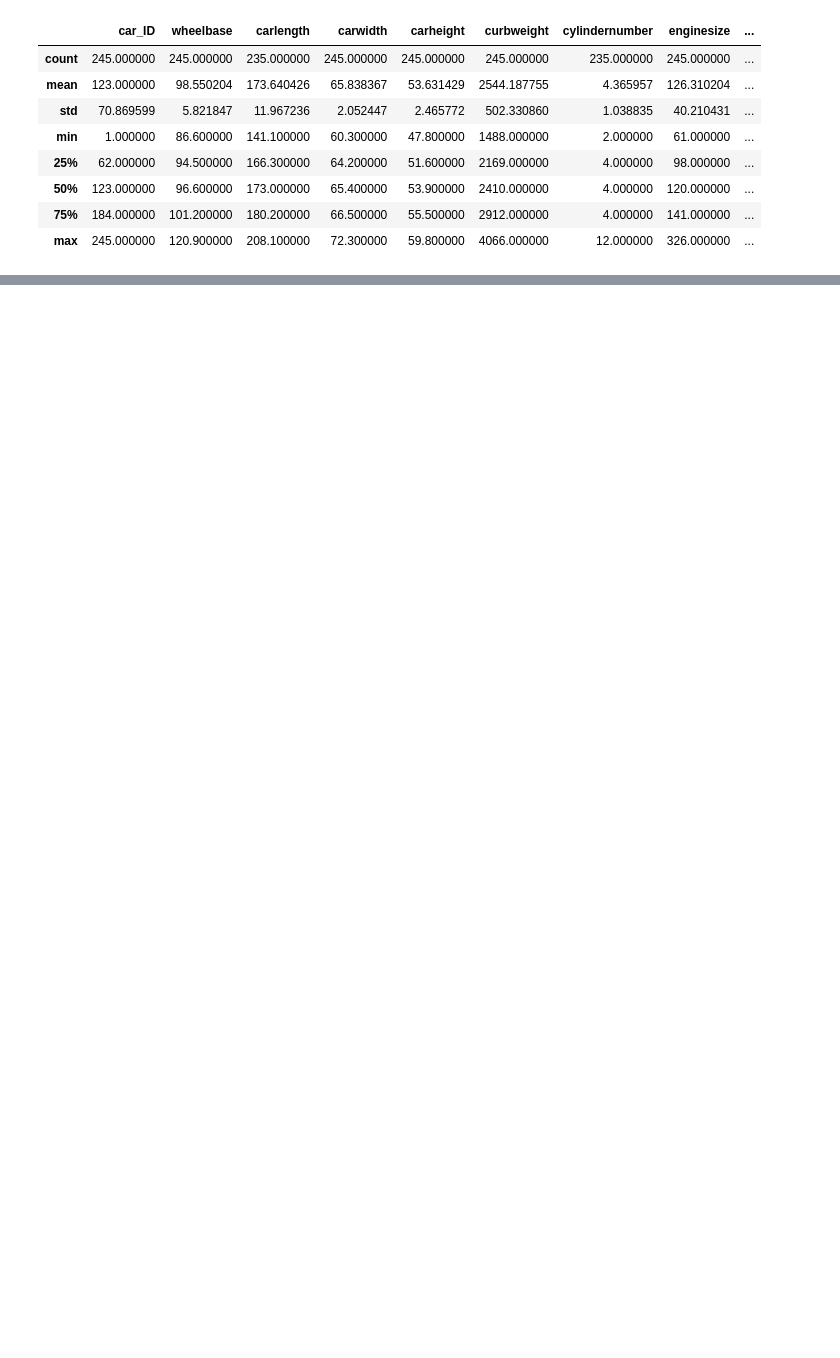
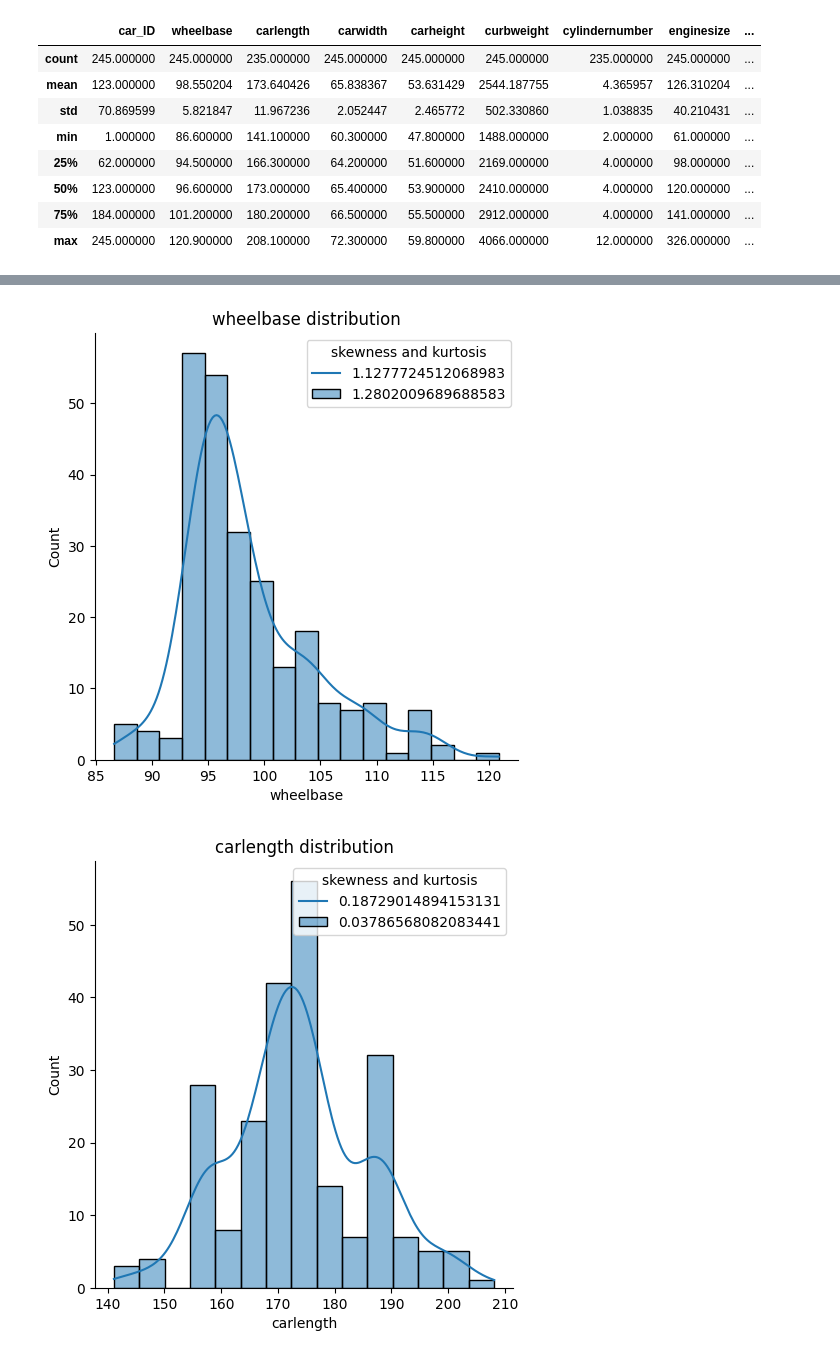
Before and after one commit to skillsharer/car-dealership, a Jupyter notebook: data/explore.ipynb, the cells around one changed output, grey strips where cells are left out. Cells and saved outputs as stored; diff of their text form; code cells hidden in the pictures; blank space fills up the shorter version.

Commit message:
First version of data preprocess and exploration

```diff
--- a/data/explore.ipynb
+++ b/data/explore.ipynb
@@ -42,2 +51,41 @@ price                 0
 dtype: int64
 0
+# %%
+# Visualize the data
+def plot_feature_hist(dataset, feature):
+    # skewness tells us how normal distribution the data is. Skewness = 0 -> normal dist, Skewness < 0 more weight at right tail, Skewness > 0 more weight at left tail
+    # kurtosis tells us how strongly affected our distribution by outliers. High kurtosis -> high likelihood to outliers
+    sns.displot(dataset[feature],kde=True)
+    plt.title(feature + " distribution")
+    skewness=str(dataset[feature].skew())
+    kurtosis=str(dataset[feature].kurt())
+    plt.legend([skewness,kurtosis],title=("skewness and kurtosis"))
+    plt.show()
+
+
+def plot_two_features(dataset, feature_1, feature_2, number_of_points_to_plot=230):
+    plt.xlabel(feature_1)
+    plt.ylabel(feature_2)
+
+    random_examples = dataset.sample(n=number_of_points_to_plot)
+    plt.scatter(random_examples[feature_1], random_examples[feature_2])
+
+    plt.show()
+
+# Check data distribution for scaling
+plot_feature_hist(dataset=dataset, feature="wheelbase")
+plot_feature_hist(dataset=dataset, feature="carlength")
+plot_feature_hist(dataset=dataset, feature="carwidth")
+plot_feature_hist(dataset=dataset, feature="carheight")
+plot_feature_hist(dataset=dataset, feature="curbweight")
+plot_feature_hist(dataset=dataset, feature="enginesize")
+plot_feature_hist(dataset=dataset, feature="compressionratio")
+plot_feature_hist(dataset=dataset, feature="horsepower")
+
+# Check linearity
+plot_two_features(dataset=dataset, feature_1="enginesize", feature_2="Price")
+plot_two_features(dataset=dataset, feature_1="horsepower", feature_2="Price")
+plot_two_features(dataset=dataset, feature_1="compressionratio", feature_2="Price")
+# %% [output]
+[figure, added]
+[figure, added]
```
Also changed, not shown: parts of 11 cells of this notebook, 2 other files.
